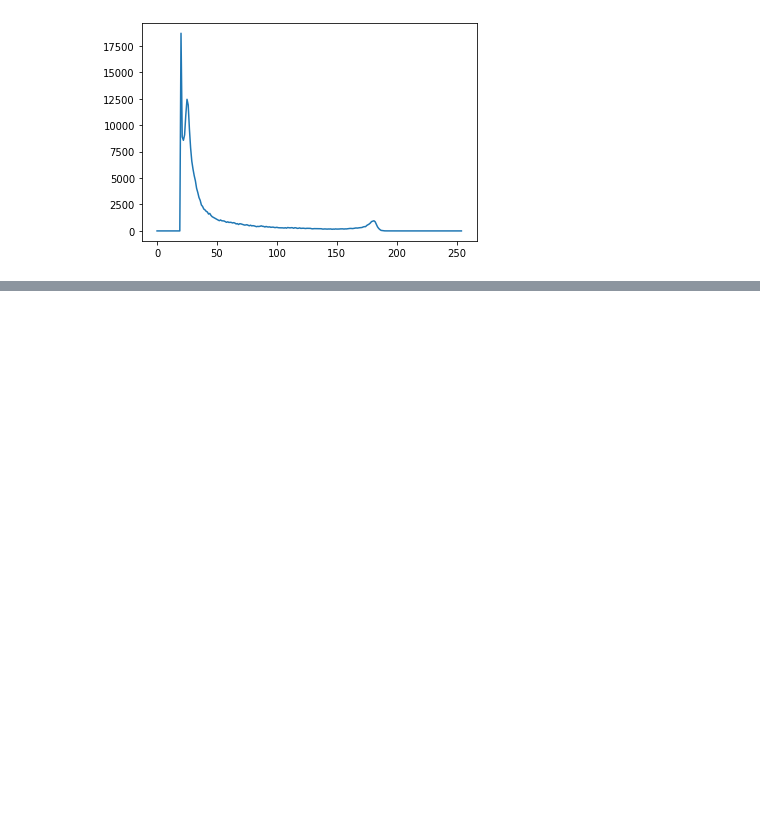
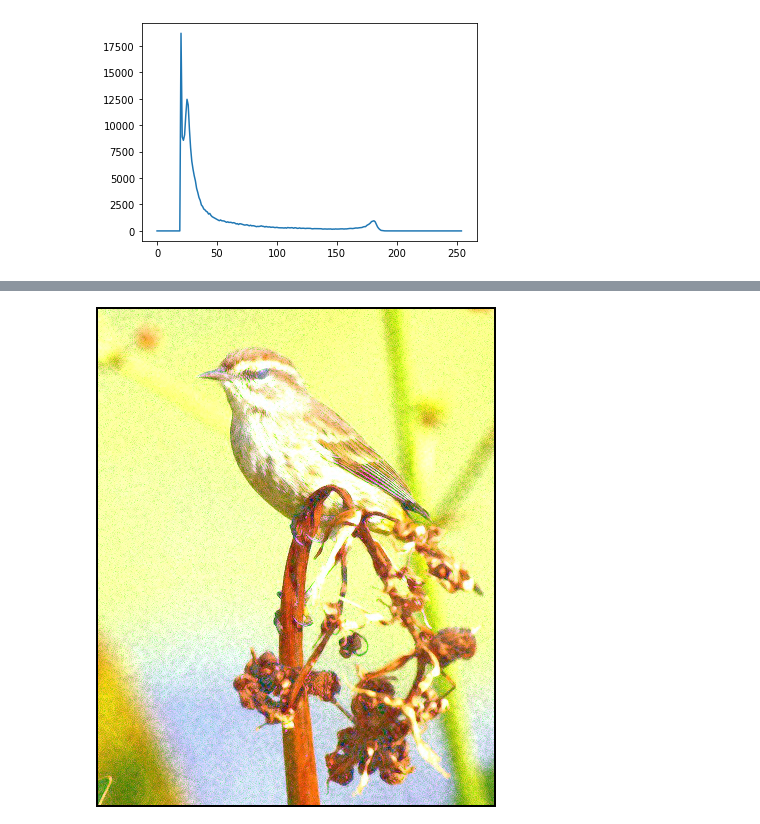
Before and after one commit to JVBravoo/visao_computacional, a Jupyter notebook: Atividade_06/atividade_06.ipynb, the cells around one changed output, grey strips where cells are left out. Saved outputs shown, nothing was run; the diff lists cells and outputs as text; code cells hidden in the pictures; blank space fills up the shorter version.

```diff
--- a/Atividade_06/atividade_06.ipynb
+++ b/Atividade_06/atividade_06.ipynb
@@ -134,0 +211,4 @@ cv.waitKey()
+# %%
+suavizar5(img2a,"New_Image_(2a).jpg",1)
+# %% [output]
+[figure, added]
```
Also changed, not shown: parts of 17 cells of this notebook, 2 other files.
